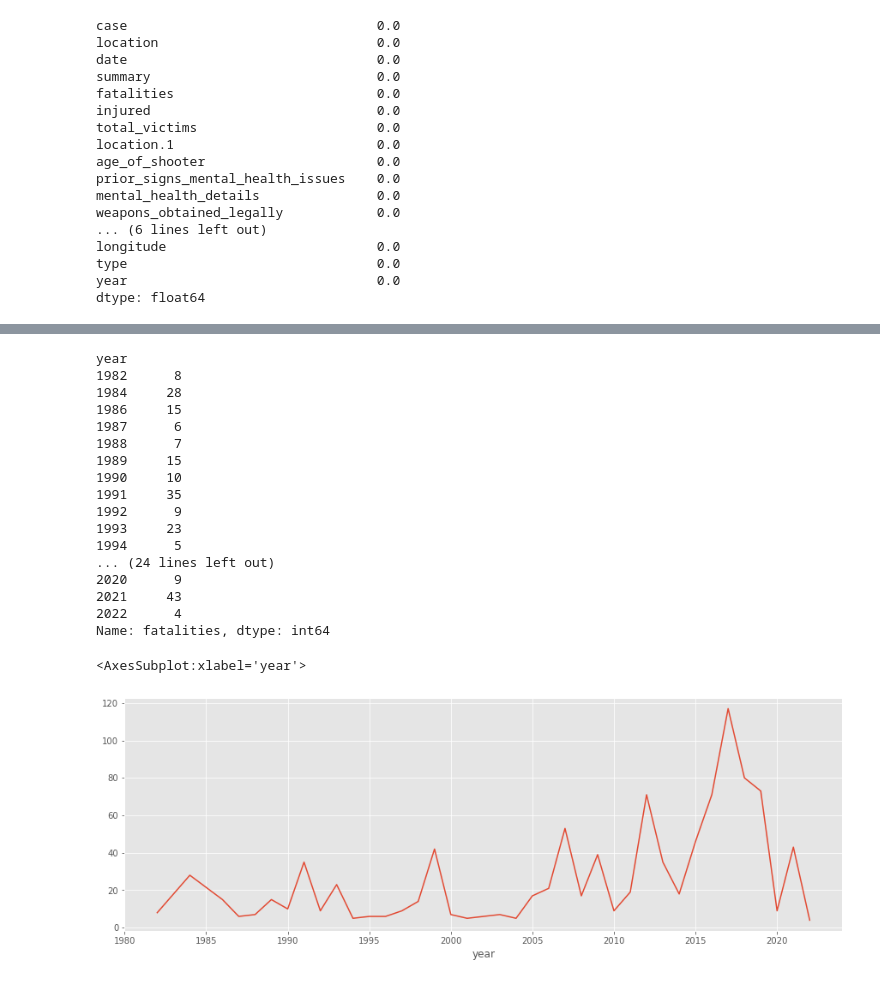
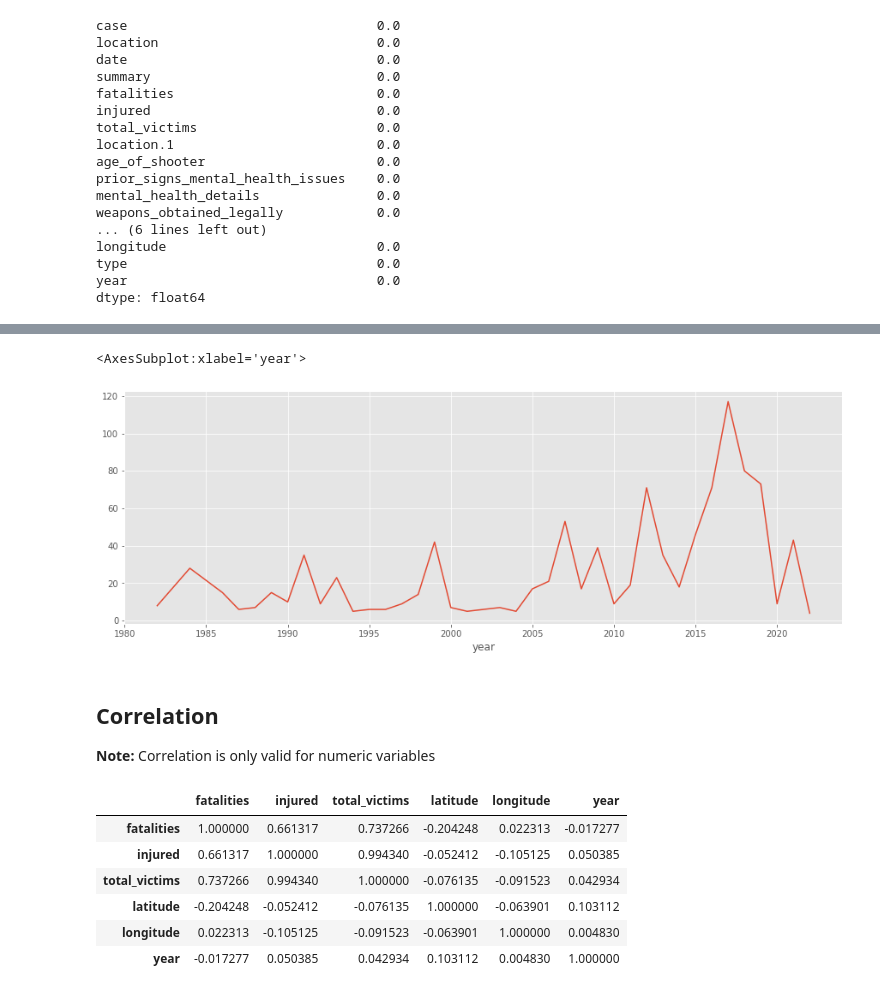
Before and after one commit to AlexAbdullah/project_redux, a Jupyter notebook: kt_mass_shooting_analysis.ipynb, the cells around one changed output, grey strips where cells are left out. Drawn from its saved outputs; the diff is of its cells as text; code cells hidden in the pictures.

```diff
--- a/kt_mass_shooting_analysis.ipynb
+++ b/kt_mass_shooting_analysis.ipynb
@@ -74,26 +91,20 @@ shootings_df_cleaned.head()
 # %%
 fatality_per_year = shootings_df_cleaned.groupby('year')['fatalities'].sum()
-fatality_per_year
+fatality_per_year.plot(kind='line',x='year',y='fatalities',figsize=(15,5))
 # %% [output]
-year
-1982      8
-1984     28
-1986     15
-1987      6
-1988      7
-1989     15
-1990     10
-1991     35
-1992      9
-1993     23
-1994      5
-... (24 lines left out)
-2020      9
-2021     43
-2022      4
-Name: fatalities, dtype: int64
+<AxesSubplot:xlabel='year'>
+[figure, added]
-# %%
-fatality_per_year.plot(kind='line',x='year',y='fatalities',figsize=(15,5))
-# %% [output]
-<AxesSubplot:xlabel='year'>
-[figure, removed]
+# %% [markdown]
+## Correlation
+**Note:** Correlation is only valid for numeric variables
+# %%
+shootings_df_cleaned_corr = shootings_df_cleaned.corr()
+shootings_df_cleaned_corr
+# %% [output]
+|  | fatalities | injured | total_victims | latitude | longitude | year |
+| fatalities | 1.000000 | 0.661317 | 0.737266 | -0.204248 | 0.022313 | -0.017277 |
+| injured | 0.661317 | 1.000000 | 0.994340 | -0.052412 | -0.105125 | 0.050385 |
+| total_victims | 0.737266 | 0.994340 | 1.000000 | -0.076135 | -0.091523 | 0.042934 |
+| latitude | -0.204248 | -0.052412 | -0.076135 | 1.000000 | -0.063901 | 0.103112 |
+| longitude | 0.022313 | -0.105125 | -0.091523 | -0.063901 | 1.000000 | 0.004830 |
+| year | -0.017277 | 0.050385 | 0.042934 | 0.103112 | 0.004830 | 1.000000 |
```
Also changed, not shown: parts of 18 cells of this notebook.
